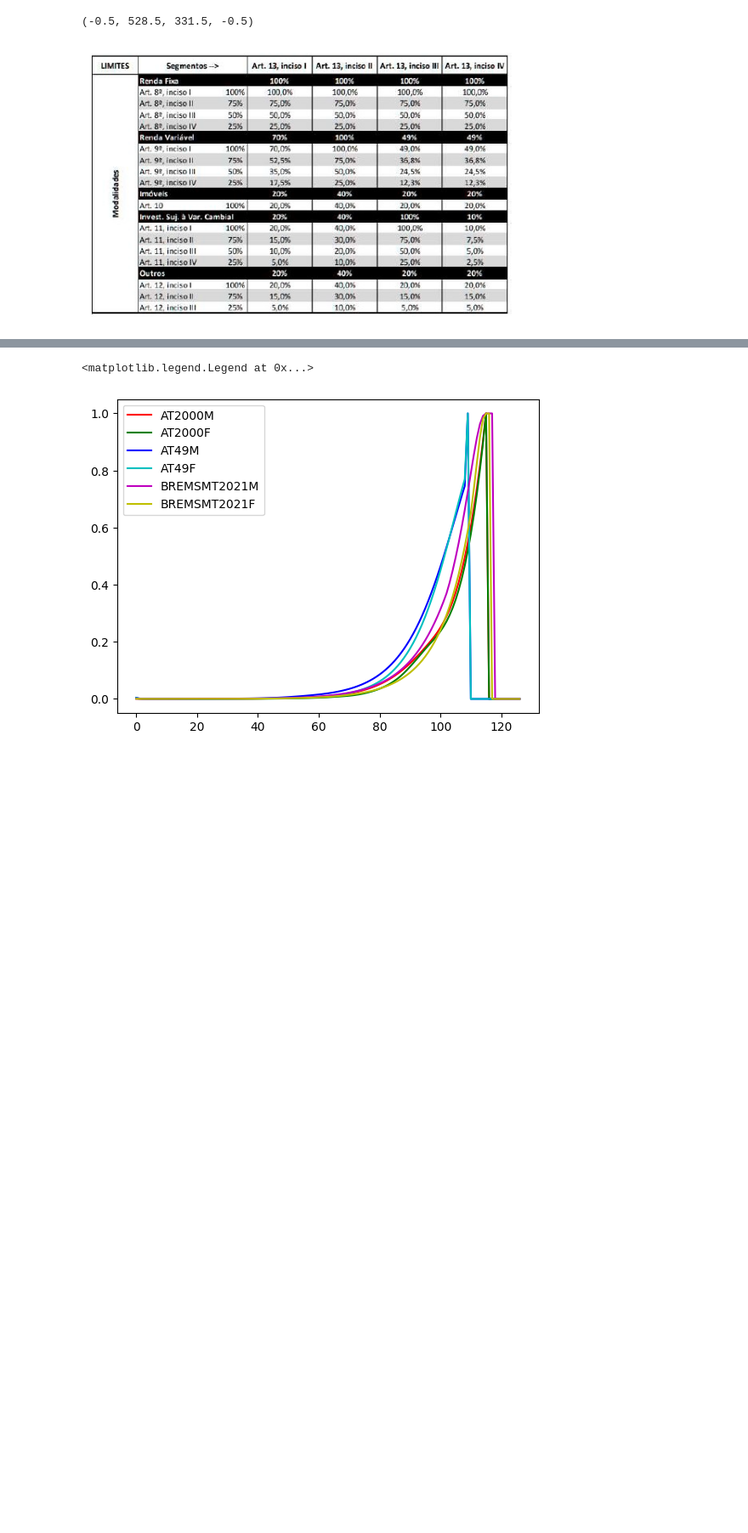
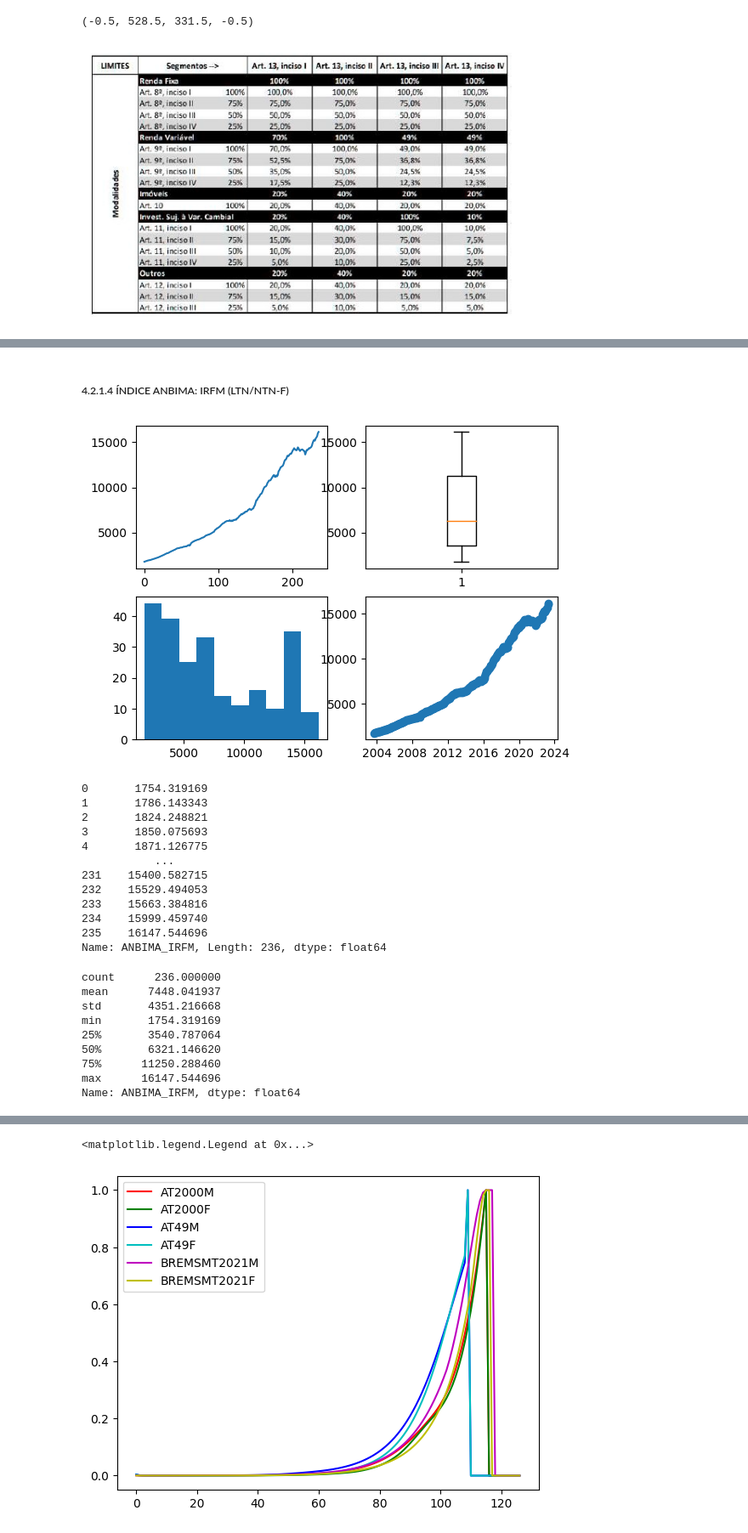
Before and after one commit to paulodesouzajose/FinML, a Jupyter notebook: PO_245_FinML.ipynb, the cells around one changed output, grey strips where cells are left out. Shown at 85% size. Saved outputs shown, nothing was run; the diff lists cells and outputs as text; code cells hidden in the pictures; blank space fills up the shorter version.

```diff
--- a/PO_245_FinML.ipynb
+++ b/PO_245_FinML.ipynb
@@ -786,0 +245,46 @@ BREMSMT2021F.describe()
+# %% [markdown]
+##### 4.2.1.4 ÍNDICE ANBIMA: IRFM (LTN/NTN-F)
+# %%
+# Plot dos dados referentes ao IRFM
+
+IRFM = pd.read_excel('/content/Dados_COMDINHEIRO/COMDINHEIRO_ANBIMA.xlsx')
+
+figure, axis = plt.subplots(2,2)
+
+axis[0,0].plot(IRFM["ANBIMA_IRFM"])
+axis[0,1].boxplot(IRFM["ANBIMA_IRFM"])
+axis[1,0].hist(IRFM["ANBIMA_IRFM"])
+axis[1,1].scatter(IRFM["Data"],IRFM["ANBIMA_IRFM"])
+
+plt.show()
+
+# Plot de amostra
+
+print(IRFM["ANBIMA_IRFM"])
+
+# Plot das estatísticas descritivas
+
+IRFM["ANBIMA_IRFM"].describe()
+# %% [output]
+[figure, added]
+0       1754.319169
+1       1786.143343
+2       1824.248821
+3       1850.075693
+4       1871.126775
+           ...
+231    15400.582715
+232    15529.494053
+233    15663.384816
+234    15999.459740
+235    16147.544696
+Name: ANBIMA_IRFM, Length: 236, dtype: float64
+count      236.000000
+mean      7448.041937
+std       4351.216668
+min       1754.319169
+25%       3540.787064
+50%       6321.146620
+75%      11250.288460
+max      16147.544696
+Name: ANBIMA_IRFM, dtype: float64
```
Also changed, not shown: parts of 66 cells of this notebook.
